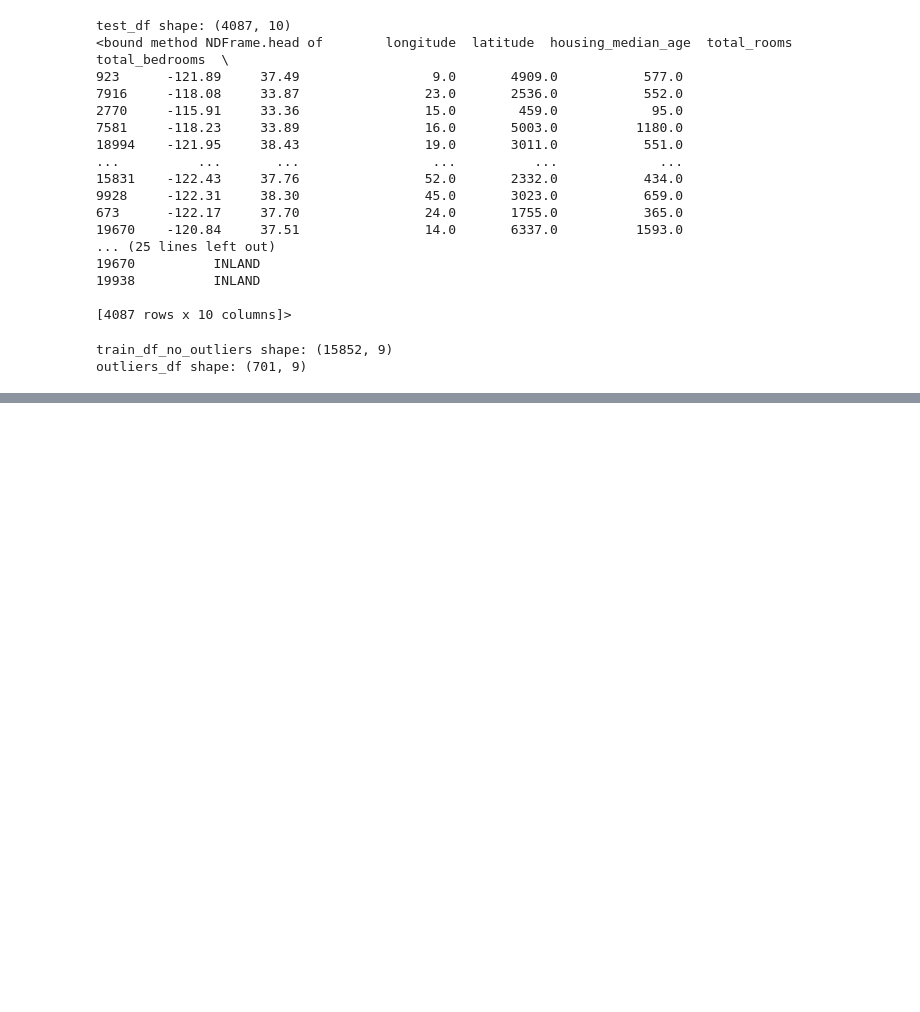
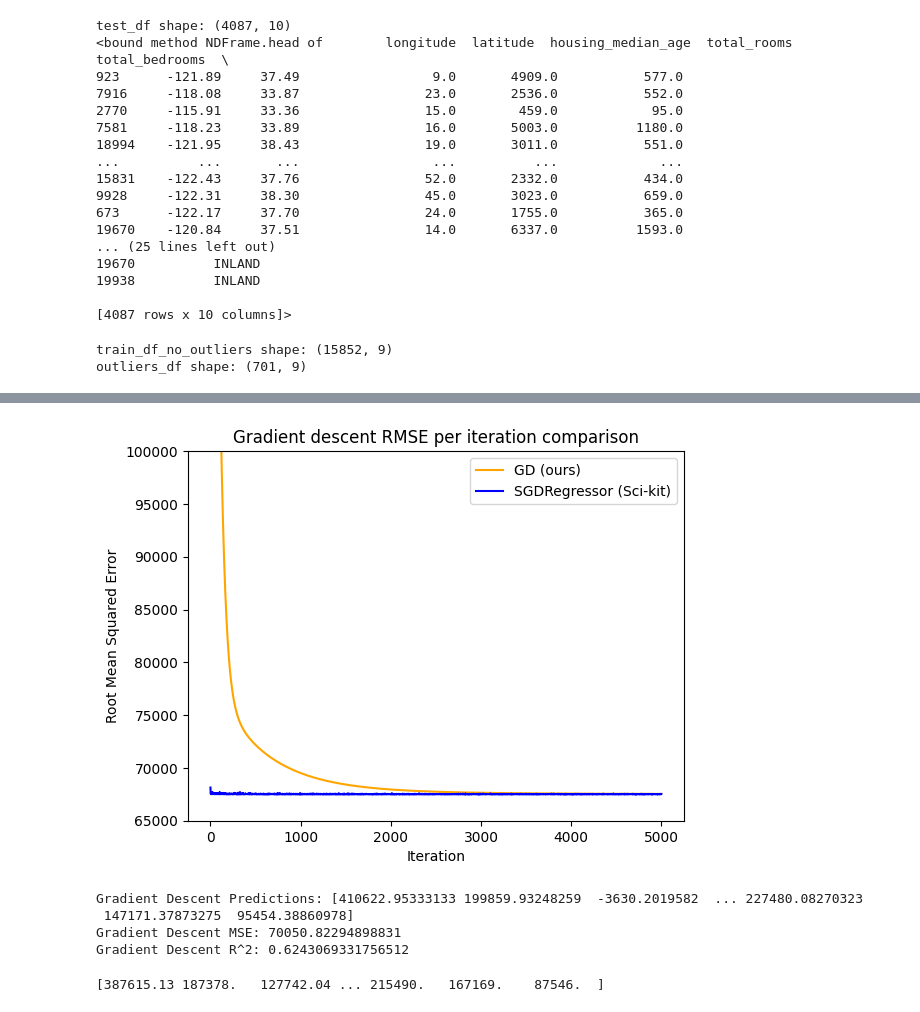
Before and after one commit to rcn255/ml-ex2, a Jupyter notebook: janick/housing.ipynb, the cells around one changed output, grey strips where cells are left out. Drawn from its saved outputs; the diff is of its cells as text; code cells hidden in the pictures; blank space fills up the shorter version.

```diff
--- a/janick/housing.ipynb
+++ b/janick/housing.ipynb
@@ -279,0 +336,35 @@ i: 4086, actual: 104200.0, pred: 105219.73858702347
+# %%
+# Plot the training loss history
+plt.plot(range(n_iter), costs_gd, label='GD (ours)', color='orange')
+plt.plot(range(n_iter), loss_history, label='SGDRegressor (Sci-kit)', color='b')
+plt.xlabel('Iteration')
+plt.ylabel('Root Mean Squared Error')
+plt.title('Gradient descent RMSE per iteration comparison')
+plt.ylim(65000, 100000)  # Set y-axis limits
+plt.legend()
+plt.show()
+
+# Predict on the test set
+pred_sgd = model_sgd.predict(X_test_normalized)
+print("Gradient Descent Predictions:", pred_sgd)
+print("Gradient Descent MSE:", mean_squared_error(y_test, pred_sgd, squared=False))
+print("Gradient Descent R^2:", r2_score(y_test, pred_sgd))
+# %% [output]
+[figure, added]
+Gradient Descent Predictions: [410622.95333133 199859.93248259  -3630.2019582  ... 227480.08270323
+ 147171.37873275  95454.38860978]
+Gradient Descent MSE: 70050.82294898831
+Gradient Descent R^2: 0.6243069331756512
+# %%
+from knn import KNNRegressor
+import scipy.spatial
+
+
+model = KNNRegressor(n_neighbors=100)
+
+model.fit(X_normalized,y)
+
+pred = model.predict(X_test_normalized)
+print(pred)
+# %% [output]
+[387615.13 187378.   127742.04 ... 215490.   167169.    87546.  ]
```
Also changed, not shown: parts of 15 cells of this notebook, 2 other files.
